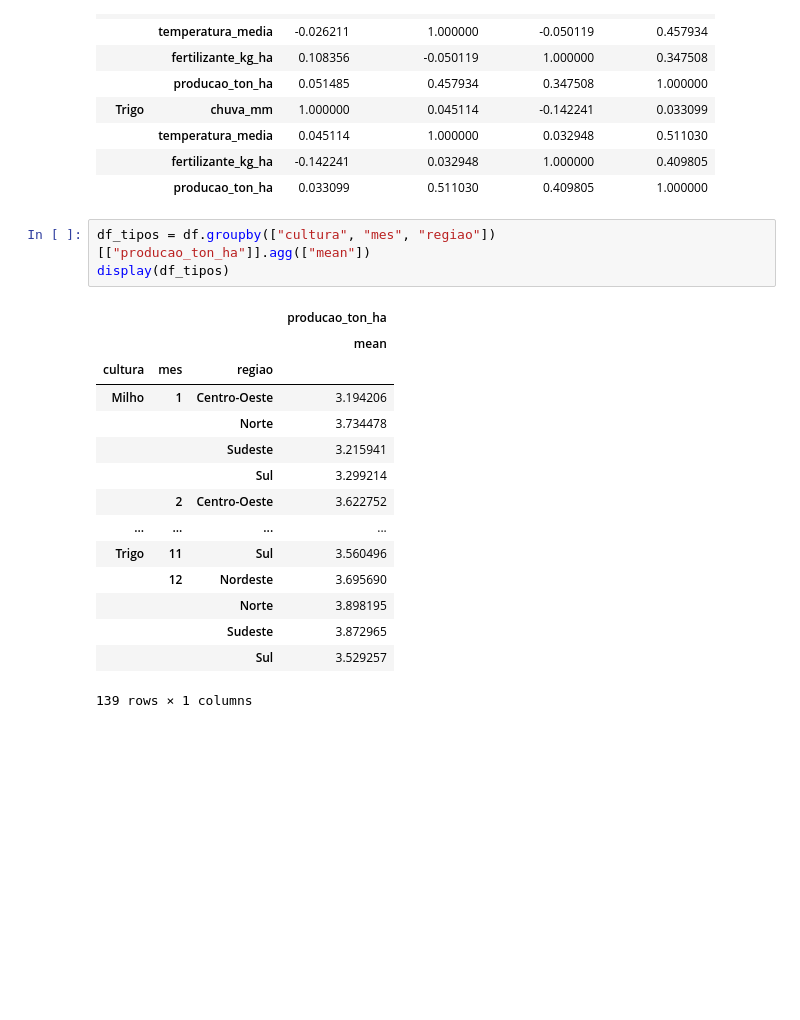
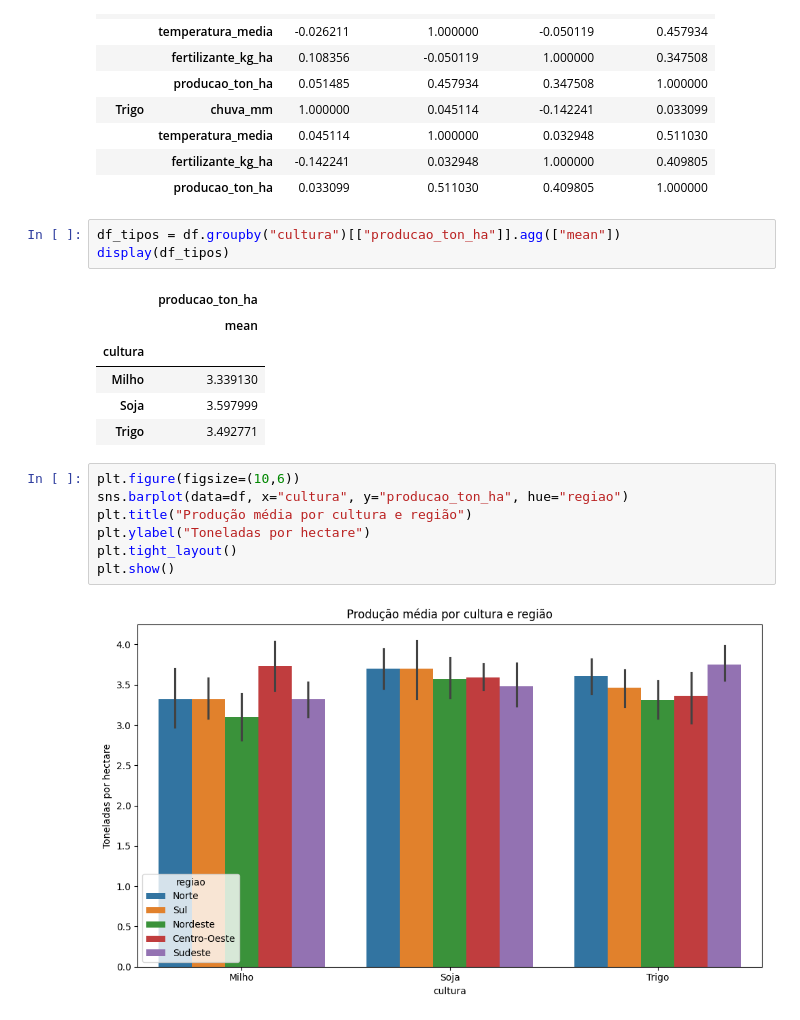
Before and after one commit to AndreiBataglia/projetos-em-ia-e-analise, a Jupyter notebook: notebooks/semana_01_analise_dados_agricola.ipynb, the cells around one changed output. Drawn from its saved outputs; the diff is of its cells as text; blank space fills up the shorter version.

```diff
--- a/notebooks/semana_01_analise_dados_agricola.ipynb
+++ b/notebooks/semana_01_analise_dados_agricola.ipynb
@@ -103,23 +103,23 @@ df.groupby("cultura")[["chuva_mm", "temperatura_media", "fertilizante_kg_ha", "p
 |  | fertilizante_kg_ha | -0.142241 | 0.032948 | 1.000000 | 0.409805 |
 |  | producao_ton_ha | 0.033099 | 0.511030 | 0.409805 | 1.000000 |
 # %%
-df_tipos = df.groupby(["cultura", "mes", "regiao"])[["producao_ton_ha"]].agg(["mean"])
+df_tipos = df.groupby("cultura")[["producao_ton_ha"]].agg(["mean"])
 display(df_tipos)
 # %% [output]
-|  |  |  | producao_ton_ha |
-|  |  |  | mean |
-| cultura | mes | regiao |  |
-| Milho | 1 | Centro-Oeste | 3.194206 |
-|  |  | Norte | 3.734478 |
-|  |  | Sudeste | 3.215941 |
-|  |  | Sul | 3.299214 |
-|  | 2 | Centro-Oeste | 3.622752 |
-| ... | ... | ... | ... |
-| Trigo | 11 | Sul | 3.560496 |
-|  | 12 | Nordeste | 3.695690 |
-|  |  | Norte | 3.898195 |
-|  |  | Sudeste | 3.872965 |
-|  |  | Sul | 3.529257 |
+|  | producao_ton_ha |
+|  | mean |
+| cultura |  |
+| Milho | 3.339130 |
+| Soja | 3.597999 |
+| Trigo | 3.492771 |
-139 rows × 1 columns
+# %%
+plt.figure(figsize=(10,6))
+sns.barplot(data=df, x="cultura", y="producao_ton_ha", hue="regiao")
+plt.title("Produção média por cultura e região")
+plt.ylabel("Toneladas por hectare")
+plt.tight_layout()
+plt.show()
+# %% [output]
+[figure, added]
 # %%
 plt.figure(figsize=(10,6))
```
Also changed, not shown: parts of 1 cell of this notebook.
